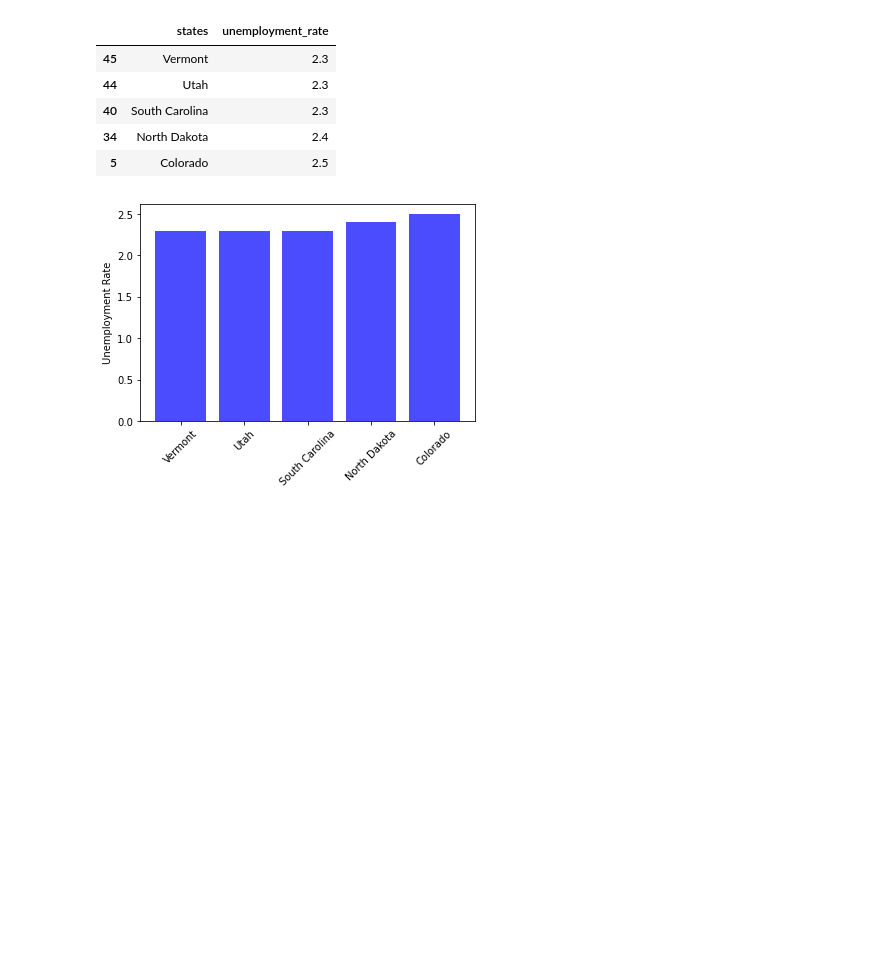
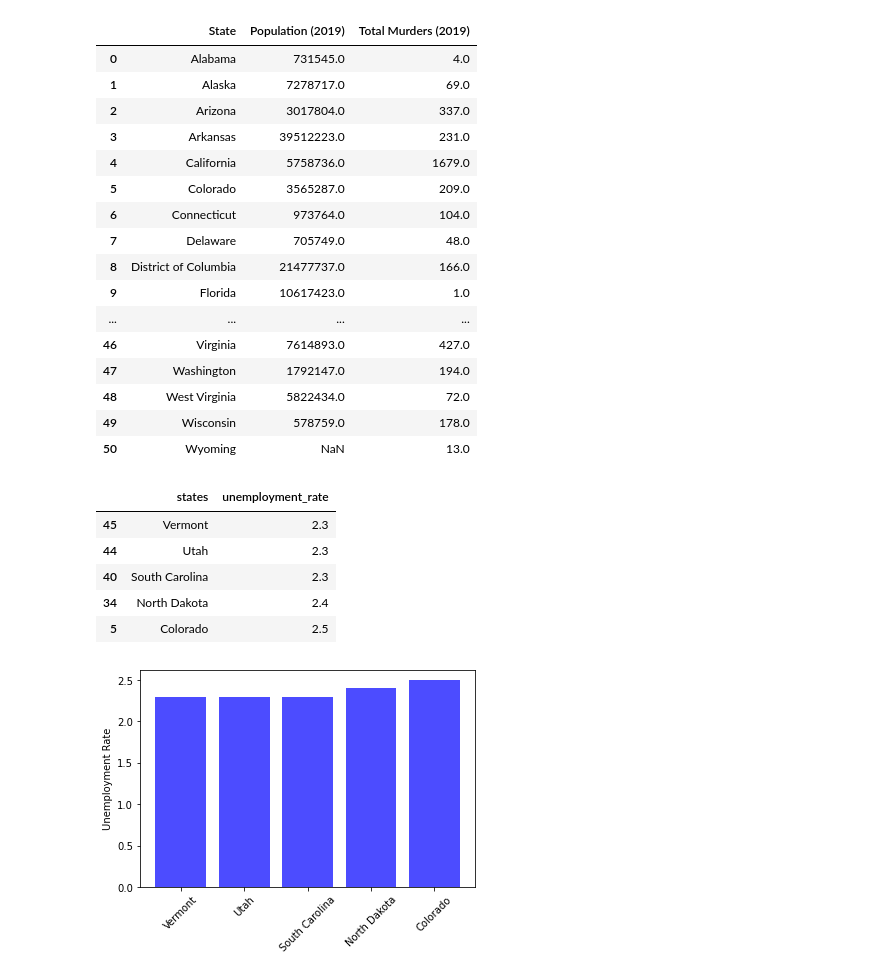
Before and after one commit to akarpie96/CrimeStats, a Jupyter notebook: State_unemployment_NikoEdit_012921.ipynb, the cells around one changed output. Saved outputs shown, nothing was run; the diff lists cells and outputs as text; code cells hidden in the pictures; blank space fills up the shorter version.

```diff
--- a/State_unemployment_NikoEdit_012921.ipynb
+++ b/State_unemployment_NikoEdit_012921.ipynb
@@ -13,6 +14,25 @@ unemploy_df = pd.read_csv("Resources/state_unemployment.csv")
 pop_df = pd.read_csv('Clean_Data_Output/Population_Data.csv')
 # %%
 pop_df = pop_df[["State", "Population (2019)", "Total Murders (2019)"]]
+pop_df
+# %% [output]
+|  | State | Population (2019) | Total Murders (2019) |
+| 0 | Alabama | 731545.0 | 4.0 |
+| 1 | Alaska | 7278717.0 | 69.0 |
+| 2 | Arizona | 3017804.0 | 337.0 |
+| 3 | Arkansas | 39512223.0 | 231.0 |
+| 4 | California | 5758736.0 | 1679.0 |
+| 5 | Colorado | 3565287.0 | 209.0 |
+| 6 | Connecticut | 973764.0 | 104.0 |
+| 7 | Delaware | 705749.0 | 48.0 |
+| 8 | District of Columbia | 21477737.0 | 166.0 |
+| 9 | Florida | 10617423.0 | 1.0 |
+| ... | ... | ... | ... |
+| 46 | Virginia | 7614893.0 | 427.0 |
+| 47 | Washington | 1792147.0 | 194.0 |
+| 48 | West Virginia | 5822434.0 | 72.0 |
+| 49 | Wisconsin | 578759.0 | 178.0 |
+| 50 | Wyoming | NaN | 13.0 |
 # %%
 #set variable 'bottom_five' to 5 lowest state unemployment rates
 bottom_five = unemploy_df.sort_values("unemployment_rate").head(5)
```
Also changed, not shown: parts of 5 cells of this notebook.
